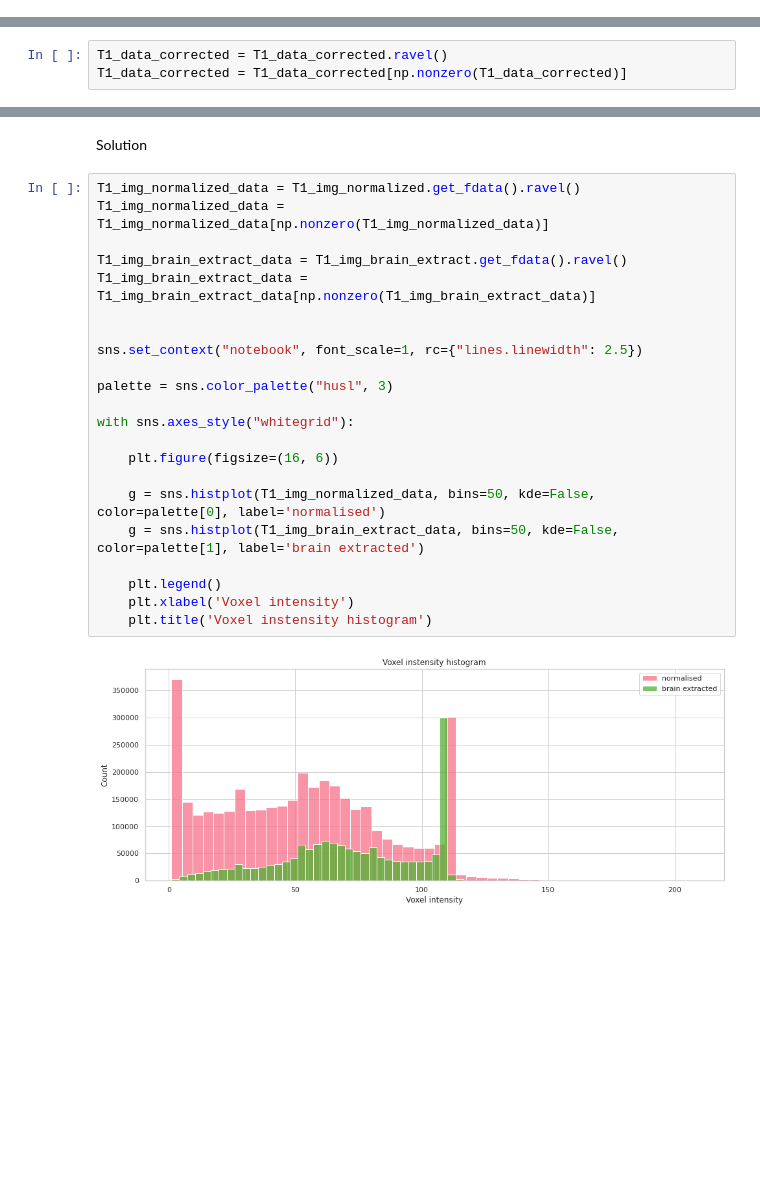
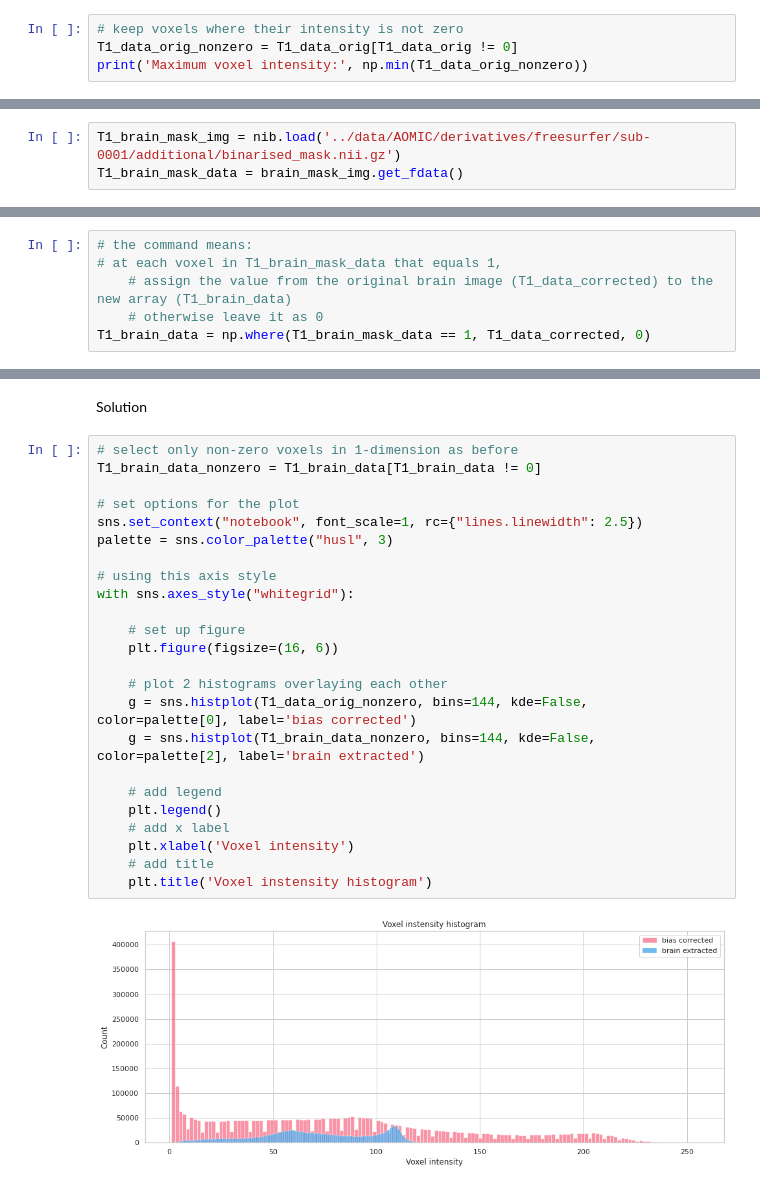
Before and after one commit to mary-tziraki/IDEAS_SDC, a Jupyter notebook: code/06-sMRI-image-cleanup.ipynb, the cells around one changed output, grey strips where cells are left out. Saved outputs shown, nothing was run; the diff lists cells and outputs as text; blank space fills up the shorter version.

Commit message:
changed to include brain masking via indexing and histograms that link with parcellation lesson

```diff
--- a/code/06-sMRI-image-cleanup.ipynb
+++ b/code/06-sMRI-image-cleanup.ipynb
@@ -120,0 +126,4 @@ T1_data_orig.shape
+# %%
+# keep voxels where their intensity is not zero
+T1_data_orig_nonzero = T1_data_orig[T1_data_orig != 0]
+print('Maximum voxel intensity:', np.min(T1_data_orig_nonzero))
@@ -136,6 +139,3 @@ T1_data_orig = T1_data_orig[np.nonzero(T1_data_orig)]
 Can you do the same for the bias corrected T1 data from FreeSurfer?
 # %% [markdown]
 Solution
-# %%
-T1_data_corrected = T1_data_corrected.ravel()
-T1_data_corrected = T1_data_corrected[np.nonzero(T1_data_corrected)]
@@ -198,0 +194,3 @@ plotting.plot_anat(T1_img_brain_extract, title="T1_img_brain_extract (freesurfer
+# %%
+T1_brain_mask_img = nib.load('../data/AOMIC/derivatives/freesurfer/sub-0001/additional/binarised_mask.nii.gz')
+T1_brain_mask_data = brain_mask_img.get_fdata()
@@ -198,0 +222,6 @@ plotting.plot_anat(T1_img_brain_extract, title="T1_img_brain_extract (freesurfer
+# %%
+# the command means:
+# at each voxel in T1_brain_mask_data that equals 1,
+    # assign the value from the original brain image (T1_data_corrected) to the new array (T1_brain_data)
+    # otherwise leave it as 0
+T1_brain_data = np.where(T1_brain_mask_data == 1, T1_data_corrected, 0)
@@ -203,27 +257,29 @@ Can you plot the voxel intensity histograms of the normalised and brain extracte
 # %% [markdown]
 Solution
 # %%
-T1_img_normalized_data = T1_img_normalized.get_fdata().ravel()
-T1_img_normalized_data = T1_img_normalized_data[np.nonzero(T1_img_normalized_data)]
+# select only non-zero voxels in 1-dimension as before
+T1_brain_data_nonzero = T1_brain_data[T1_brain_data != 0]
 
-T1_img_brain_extract_data = T1_img_brain_extract.get_fdata().ravel()
-T1_img_brain_extract_data = T1_img_brain_extract_data[np.nonzero(T1_img_brain_extract_data)]
-
-
+# set options for the plot
 sns.set_context("notebook", font_scale=1, rc={"lines.linewidth": 2.5})
-
 palette = sns.color_palette("husl", 3)
 
+# using this axis style
 with sns.axes_style("whitegrid"):
 
+    # set up figure
     plt.figure(figsize=(16, 6))
 
-    g = sns.histplot(T1_img_normalized_data, bins=50, kde=False, color=palette[0], label='normalised')
-    g = sns.histplot(T1_img_brain_extract_data, bins=50, kde=False, color=palette[1], label='brain extracted')
+    # plot 2 histograms overlaying each other
+    g = sns.histplot(T1_data_orig_nonzero, bins=144, kde=False, color=palette[0], label='bias corrected')
+    g = sns.histplot(T1_brain_data_nonzero, bins=144, kde=False, color=palette[2], label='brain extracted')
 
+    # add legend
     plt.legend()
+    # add x label
     plt.xlabel('Voxel intensity')
+    # add title
     plt.title('Voxel instensity histogram')
 # %% [output]
-[figure, old version]
+[figure, new version]
 # %% [markdown]
```
Also changed, not shown: parts of 24 cells of this notebook.
